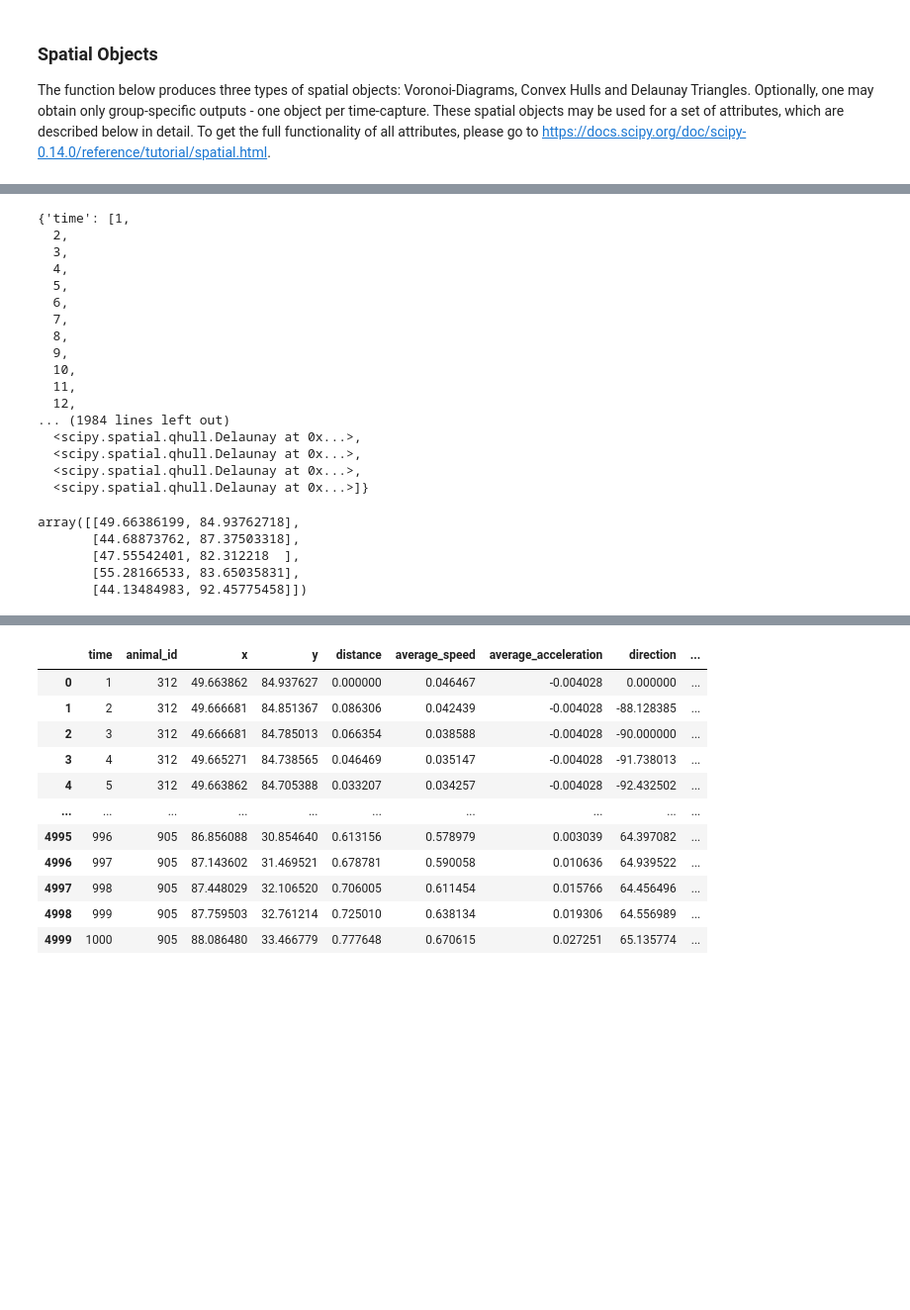
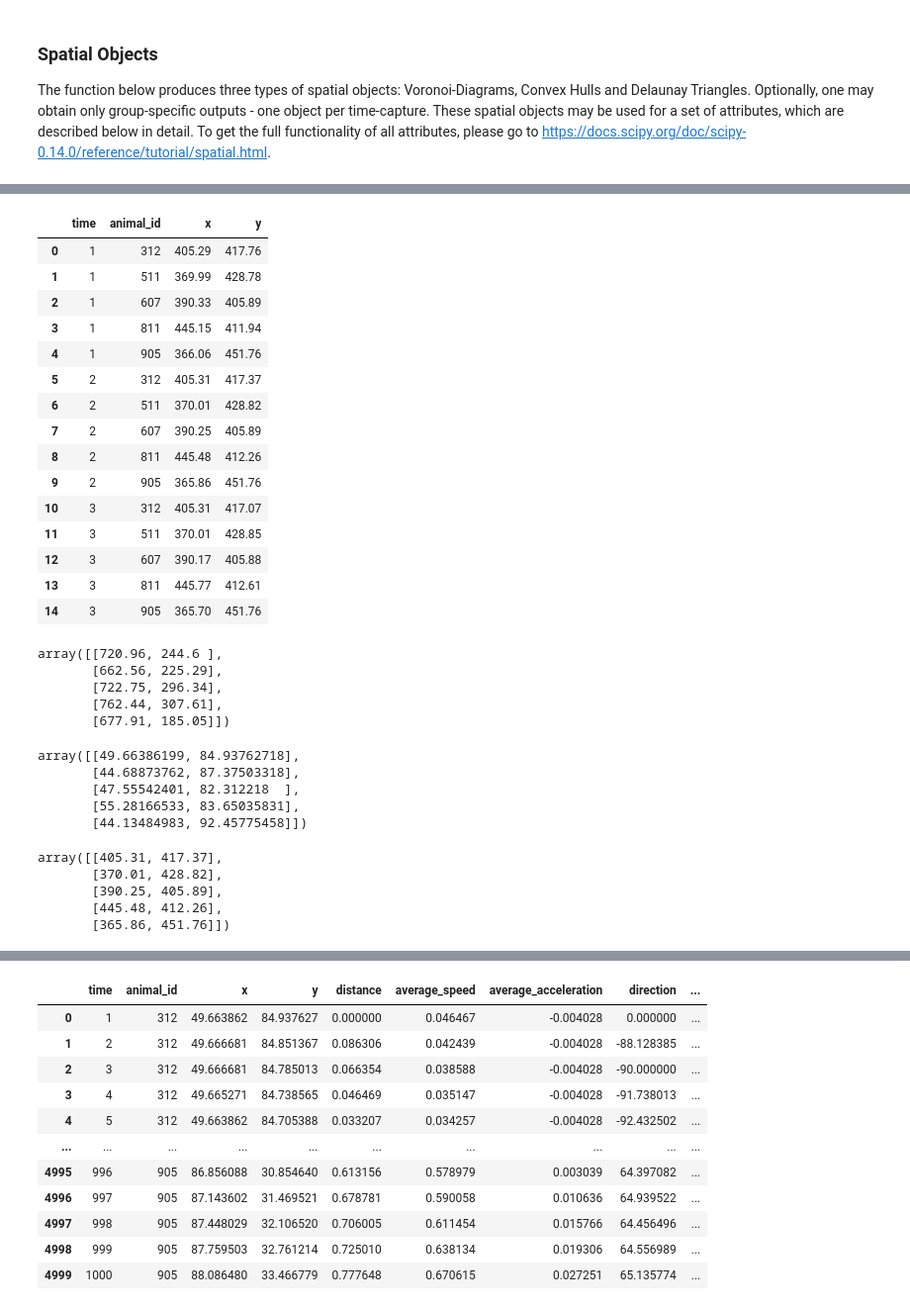
Before and after one commit to dbvis-ukon/movekit, a Jupyter notebook: examples/clustering examples.ipynb, the cells around one changed output, grey strips where cells are left out. Shown at 99% size. Drawn from its saved outputs; the diff is of its cells as text; code cells hidden in the pictures; blank space fills up the shorter version.

```diff
--- a/examples/clustering examples.ipynb
+++ b/examples/clustering examples.ipynb
@@ -259,25 +213,32 @@ FileNotFoundError: [Errno 2] No such file or directory: 'fish-5.csv'
+# %%
+preprocessed_data.head(15)
+# %% [output]
+|  | time | animal_id | x | y |
+| 0 | 1 | 312 | 405.29 | 417.76 |
+| 1 | 1 | 511 | 369.99 | 428.78 |
+| 2 | 1 | 607 | 390.33 | 405.89 |
+| 3 | 1 | 811 | 445.15 | 411.94 |
+| 4 | 1 | 905 | 366.06 | 451.76 |
+| 5 | 2 | 312 | 405.31 | 417.37 |
+| 6 | 2 | 511 | 370.01 | 428.82 |
+| 7 | 2 | 607 | 390.25 | 405.89 |
+| 8 | 2 | 811 | 445.48 | 412.26 |
+| 9 | 2 | 905 | 365.86 | 451.76 |
+| 10 | 3 | 312 | 405.31 | 417.07 |
+| 11 | 3 | 511 | 370.01 | 428.85 |
+| 12 | 3 | 607 | 390.17 | 405.88 |
+| 13 | 3 | 811 | 445.77 | 412.61 |
+| 14 | 3 | 905 | 365.70 | 451.76 |
 # %%
 del_dict = spatial_obj[['time', 'delaunay_object']].to_dict('list')
-# %%
-del_dict
-# %% [output]
-{'time': [1,
-  2,
-  3,
-  4,
-  5,
-  6,
-  7,
-  8,
-  9,
-  10,
-  11,
-  12,
-... (1984 lines left out)
-  <scipy.spatial.qhull.Delaunay at 0x...>,
-  <scipy.spatial.qhull.Delaunay at 0x...>,
-  <scipy.spatial.qhull.Delaunay at 0x...>,
-  <scipy.spatial.qhull.Delaunay at 0x...>]}
+# %%
+del_dict['delaunay_object'][999].points
+# %% [output]
+array([[720.96, 244.6 ],
+       [662.56, 225.29],
+       [722.75, 296.34],
+       [762.44, 307.61],
+       [677.91, 185.05]])
 # %%
 del_dict['delaunay_object'][0].points
 # %% [output]
@@ -286,3 +247,11 @@ array([[49.66386199, 84.93762718],
        [47.55542401, 82.312218  ],
        [55.28166533, 83.65035831],
        [44.13484983, 92.45775458]])
+# %%
+del_dict['delaunay_object'][1].points
+# %% [output]
+array([[405.31, 417.37],
+       [370.01, 428.82],
+       [390.25, 405.89],
+       [445.48, 412.26],
+       [365.86, 451.76]])
```
Also changed, not shown: parts of 26 cells of this notebook, 2 other files.
